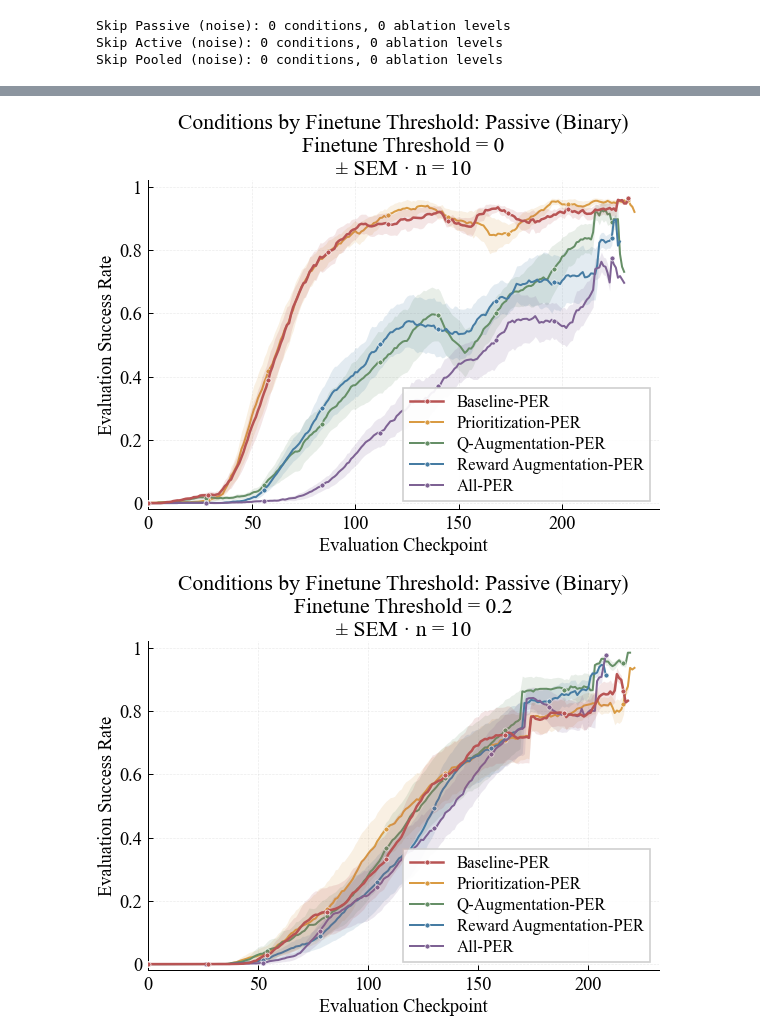
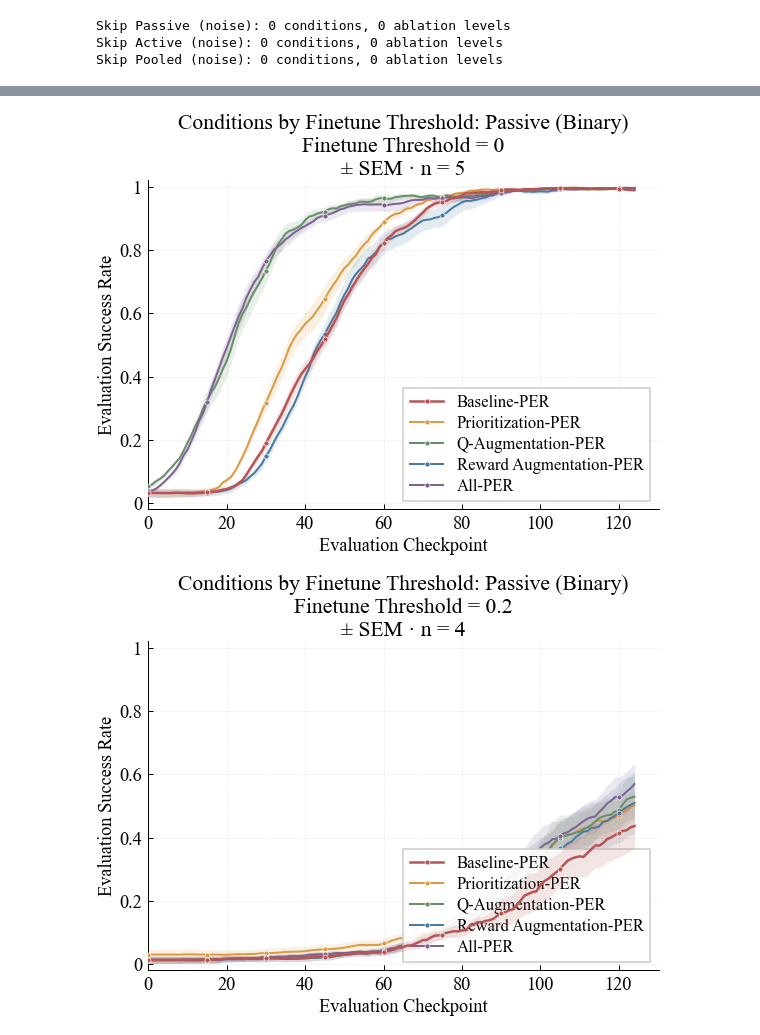
Before and after one commit to your-profile/OfflineNeuroloop, a Jupyter notebook: src/results/graphs_finetune_single.ipynb, the cells around one changed output, grey strips where cells are left out. Saved outputs shown, nothing was run; the diff lists cells and outputs as text; code cells hidden in the pictures.

```diff
--- a/src/results/graphs_finetune_single.ipynb
+++ b/src/results/graphs_finetune_single.ipynb
@@ -62,7 +62,7 @@ mpl.rcParams.update({
 
 TASKS_TO_PLOT = ["Passive", "Active", "Pooled"]
 # %%
-DATA_FILE = "flappy_finetune_binary_PER.csv"
+DATA_FILE = "robot_finetune_binary_PER2.csv"
 # %%
 SEED_COLUMN = "parameters_experiment_random_state"
 # "results_success_rate" or "results_total_reward" (reward is mean return per eval checkpoint)
@@ -1287,7 +1287,7 @@ def plot_conditions_at_each_ft(table: pd.DataFrame, *, tasks: list | None = None
 # plot_conditions_at_each_ft(agg)
 # %%
 # Uncomment to plot the alternative layout:
-plot_conditions_at_each_ft(agg, start_idx=0, end_idx=400)
+plot_conditions_at_each_ft(agg, start_idx=0, end_idx=125)
 # %% [output]
-[figure, old version]
+[figure, new version]
-[figure, old version]
+[figure, new version]
```
Also changed, not shown: parts of 9 cells of this notebook, 4 other files.
